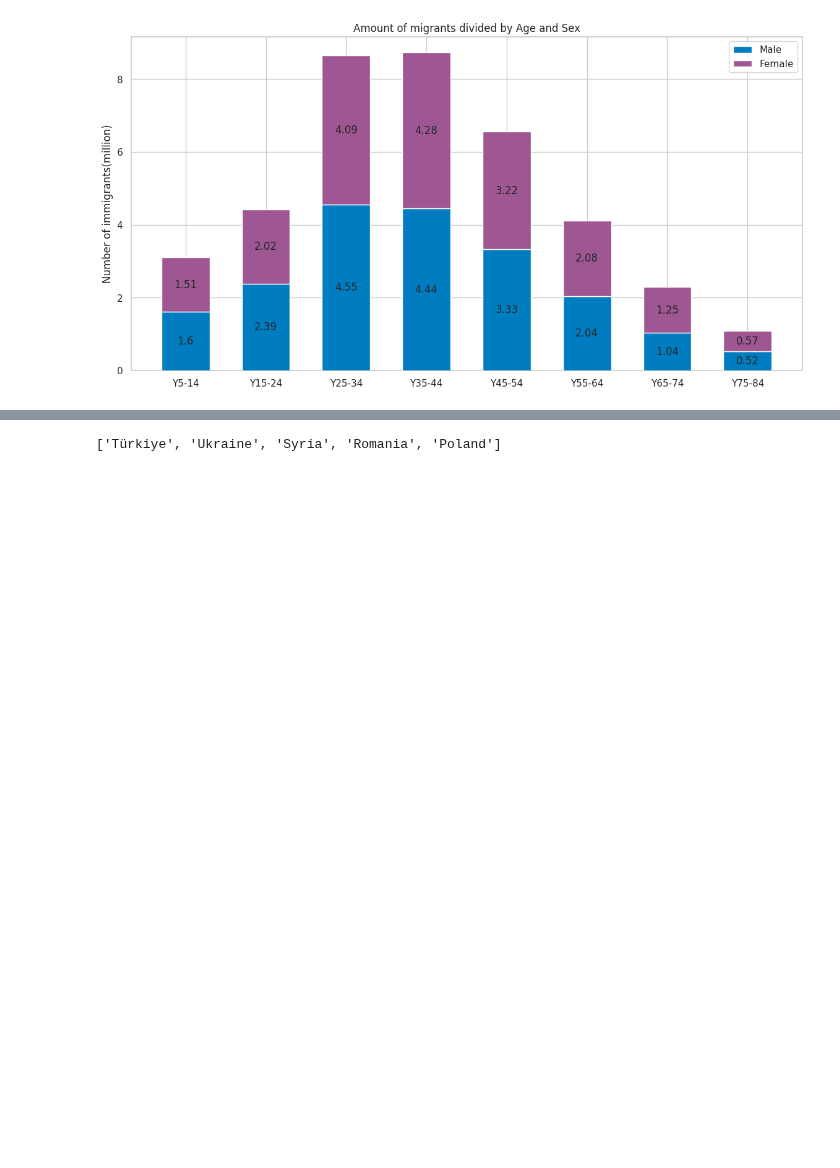
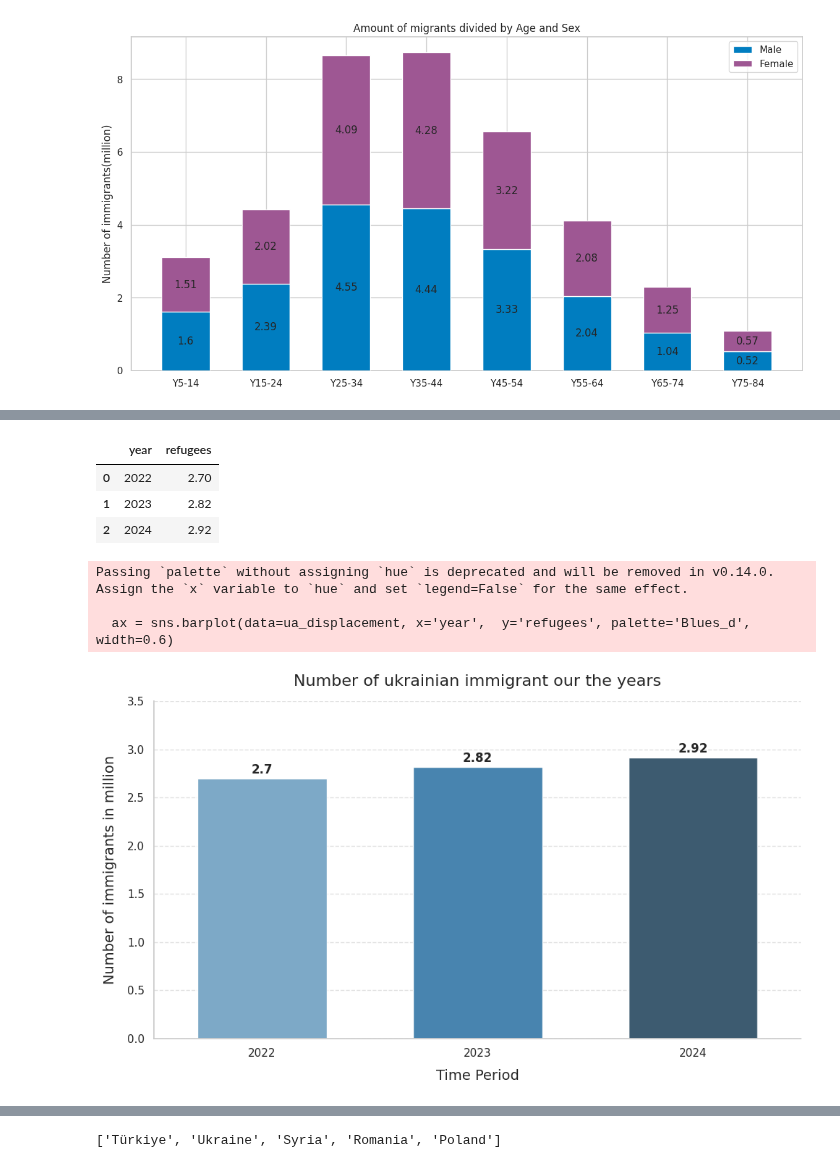
Before and after one commit to loveBeatles/datavis_project, a Jupyter notebook: group_project.ipynb, the cells around one changed output, grey strips where cells are left out. Drawn from its saved outputs; the diff is of its cells as text; code cells hidden in the pictures; blank space fills up the shorter version.

Commit message:
Add files via upload
2 n 3 points of de ukr plan

```diff
--- a/group_project.ipynb
+++ b/group_project.ipynb
@@ -886,0 +879,40 @@ pass
+# %%
+#2 point Ukraine
+ua_displacement = "https://raw.githubusercontent.com/loveBeatles/datavis_project/refs/heads/main/data/ua_displacement.csv"
+years = [2022, 2023, 2024]
+europe_countries = data_full_immigration_by_citizen["Geopolitical entity (reporting)"].unique()
+
+ua_displacement = (clean_ua_displacement(pd.read_csv(ua_displacement))
+                   [['year', 'asylum_country', 'refugees']]
+                   .query('year in @years & asylum_country in @europe_countries')
+                   .groupby('year')['refugees'].sum()
+                   .reset_index()
+                   .assign(refugees=lambda df: (df['refugees'] / 1000000)).round(2))
+
+display(ua_displacement)
+
+plt.figure(figsize=(10, 6))
+ax = sns.barplot(data=ua_displacement, x='year',  y='refugees', palette='Blues_d', width=0.6)
+
+for i, value in enumerate(ua_displacement['refugees']):
+    ax.text(i, value+0.05, f'{value}', ha='center', fontsize=12, fontweight='bold')
+
+plt.title('Number of ukrainian immigrant our the years', fontsize=16, pad=15)
+plt.xlabel('Time Period', fontsize=14, labelpad=10)
+plt.ylabel('Number of immigrants in million', fontsize=14, labelpad=10)
+
+plt.grid(axis='y', alpha=0.6, linestyle='--')
+plt.ylim(0, max(ua_displacement['refugees']) * 1.2)
+
+sns.despine(left=False, bottom=False)
+plt.tight_layout()
+plt.show()
+# %% [output]
+|  | year | refugees |
+| 0 | 2022 | 2.70 |
+| 1 | 2023 | 2.82 |
+| 2 | 2024 | 2.92 |
+Passing `palette` without assigning `hue` is deprecated and will be removed in v0.14.0. Assign the `x` variable to `hue` and set `legend=False` for the same effect.
+
+  ax = sns.barplot(data=ua_displacement, x='year',  y='refugees', palette='Blues_d', width=0.6)
+[figure, added]
```
Also changed, not shown: parts of 19 cells of this notebook.
